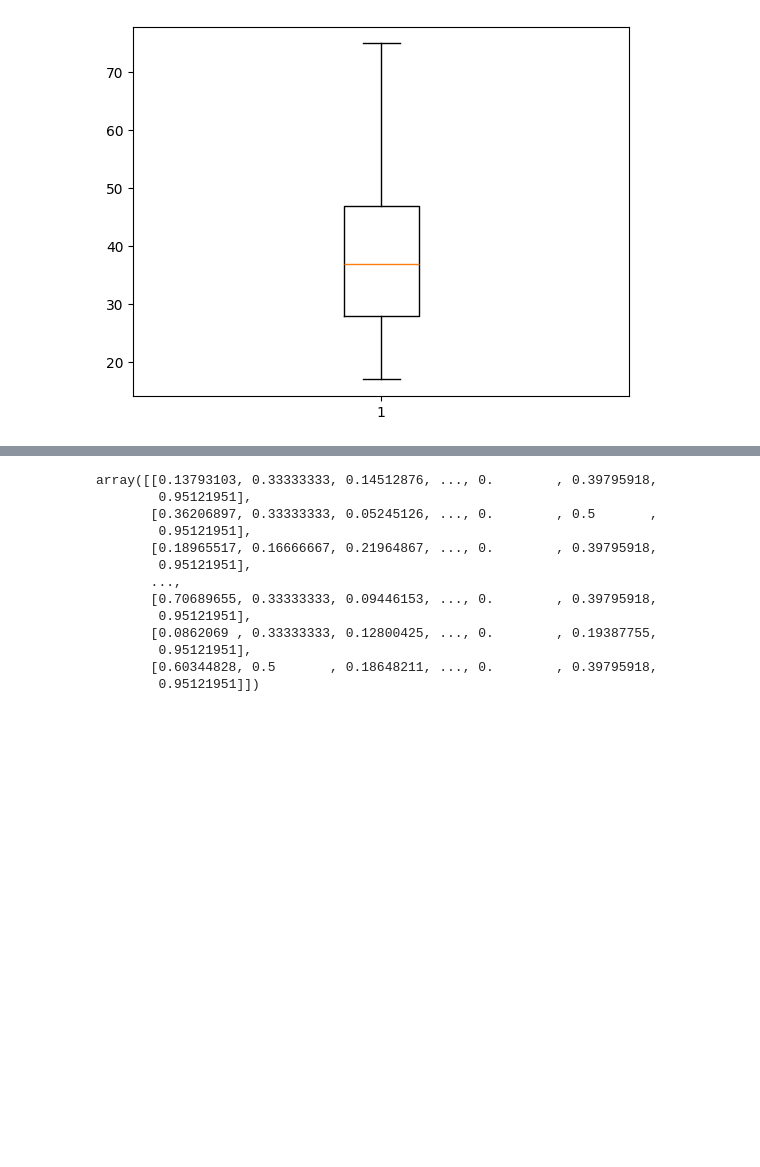
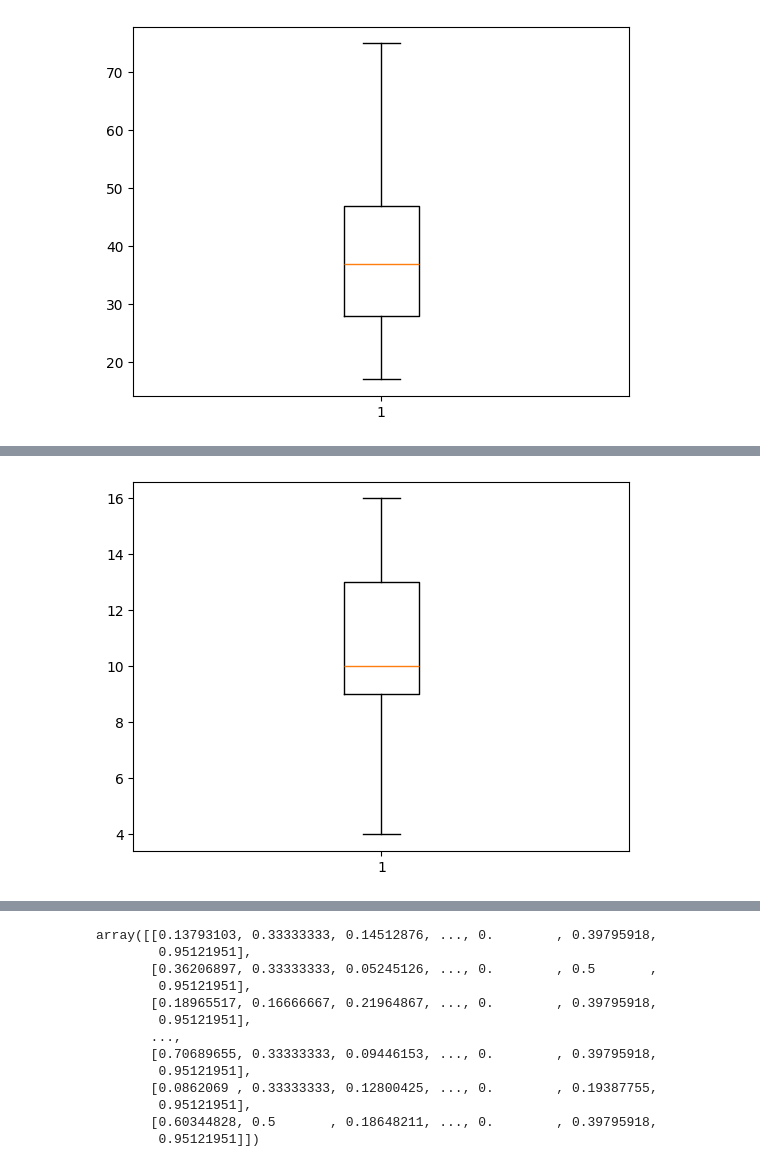
Before and after one commit to Hruday-p/hruday, a Jupyter notebook: employeesalaryprediction.ipynb, the cells around one changed output, grey strips where cells are left out. Saved outputs shown, nothing was run; the diff lists cells and outputs as text; code cells hidden in the pictures; blank space fills up the shorter version.

```diff
--- a/employeesalaryprediction.ipynb
+++ b/employeesalaryprediction.ipynb
@@ -359,0 +363,5 @@ plt.show()
+# %%
+plt.boxplot(data['educational-num'])
+plt.show()
+# %% [output]
+[figure, added]
```
Also changed, not shown: parts of 11 cells of this notebook.
